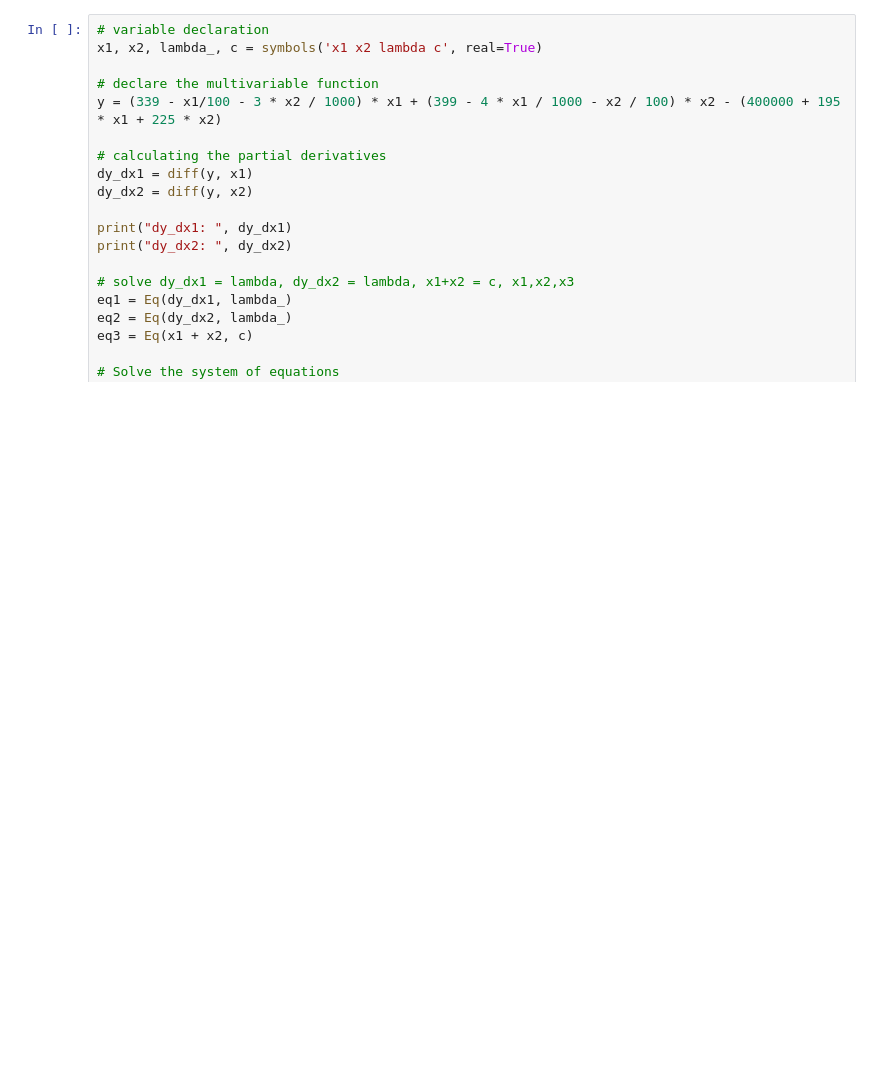
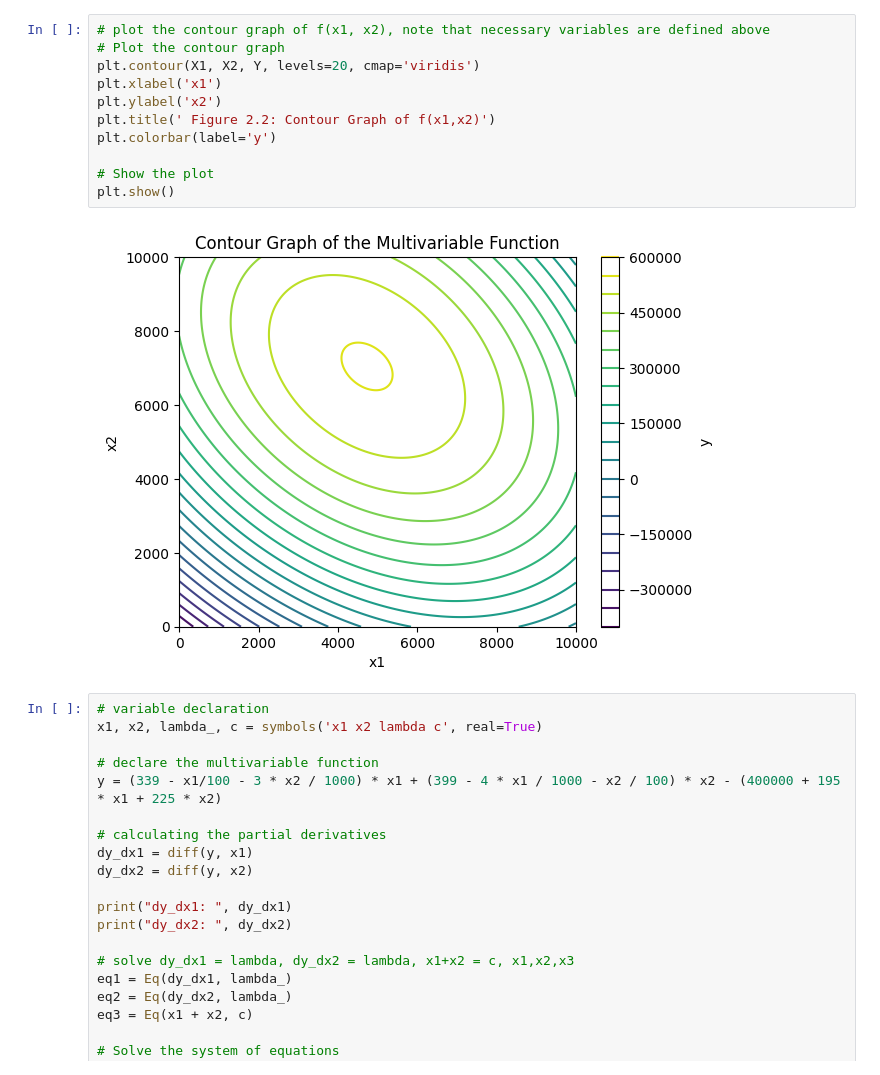
Before and after one commit to Dilyswww/mcm-analysis-practice, a Jupyter notebook: part_1_optimization_models/ch2.ipynb, the cells around one changed output. Saved outputs shown, nothing was run; the diff lists cells and outputs as text; blank space fills up the shorter version.

```diff
--- a/part_1_optimization_models/ch2.ipynb
+++ b/part_1_optimization_models/ch2.ipynb
@@ -10,3 +93,16 @@ from sympy import symbols, diff, Eq, solve
+# %%
+# plot the contour graph of f(x1, x2), note that necessary variables are defined above
+# Plot the contour graph
+plt.contour(X1, X2, Y, levels=20, cmap='viridis')
+plt.xlabel('x1')
+plt.ylabel('x2')
+plt.title(' Figure 2.2: Contour Graph of f(x1,x2)')
+plt.colorbar(label='y')
+
+# Show the plot
+plt.show()
+# %% [output]
+[figure, added]
 # %%
 # variable declaration
 x1, x2, lambda_, c = symbols('x1 x2 lambda c', real=True)
```
Also changed, not shown: parts of 9 cells of this notebook, 1 other file.
